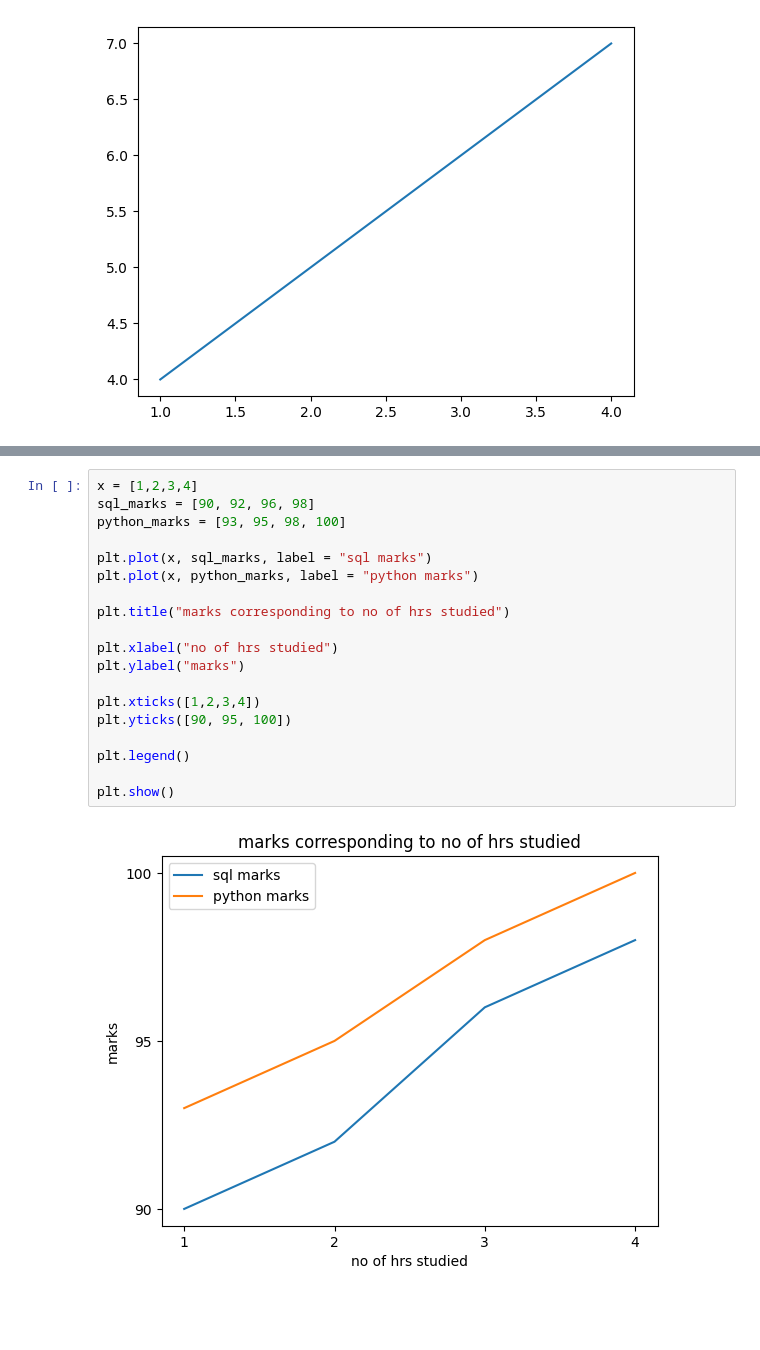
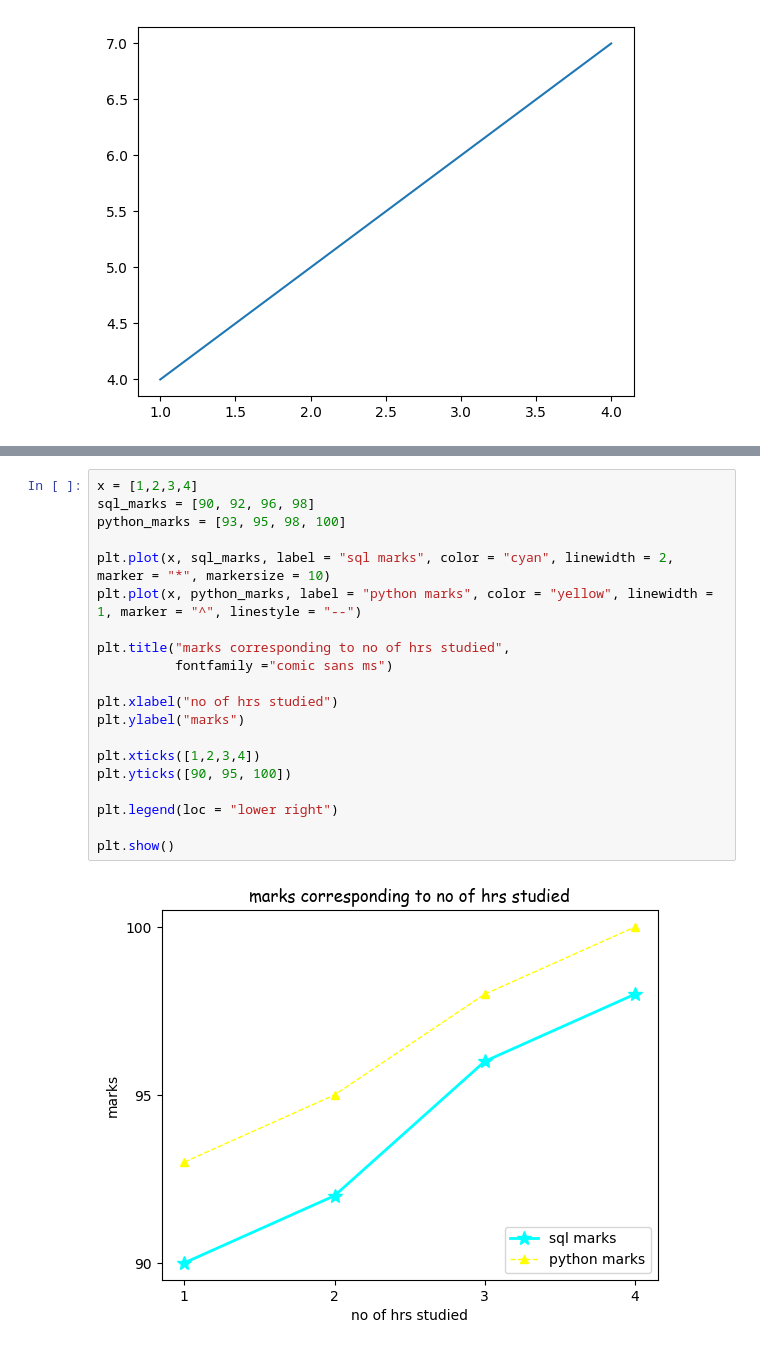
Before and after one commit to ananya-codes-data/Learning-Python, a Jupyter notebook: matplotlib.ipynb, the cells around one changed output, grey strips where cells are left out. Saved outputs shown, nothing was run; the diff lists cells and outputs as text; blank space fills up the shorter version.

Commit message:
plot x, y codes added

```diff
--- a/matplotlib.ipynb
+++ b/matplotlib.ipynb
@@ -15,21 +40,22 @@ plt.show()
 # %%
 x = [1,2,3,4]
 sql_marks = [90, 92, 96, 98]
 python_marks = [93, 95, 98, 100]
 
-plt.plot(x, sql_marks, label = "sql marks")
-plt.plot(x, python_marks, label = "python marks")
+plt.plot(x, sql_marks, label = "sql marks", color = "cyan", linewidth = 2, marker = "*", markersize = 10)
+plt.plot(x, python_marks, label = "python marks", color = "yellow", linewidth = 1, marker = "^", linestyle = "--")
 
-plt.title("marks corresponding to no of hrs studied")
+plt.title("marks corresponding to no of hrs studied",
+          fontfamily ="comic sans ms")
 
 plt.xlabel("no of hrs studied")
 plt.ylabel("marks")
 
 plt.xticks([1,2,3,4])
 plt.yticks([90, 95, 100])
 
-plt.legend()
+plt.legend(loc = "lower right")
 
 plt.show()
 # %% [output]
-[figure, old version]
+[figure, new version]
```
Also changed, not shown: parts of 9 cells of this notebook.
